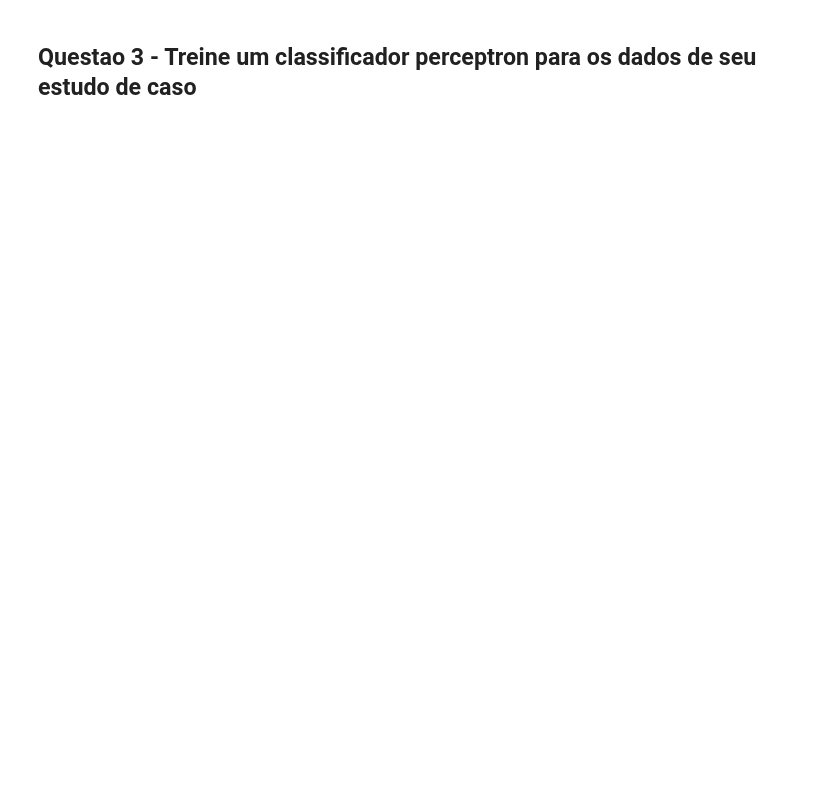
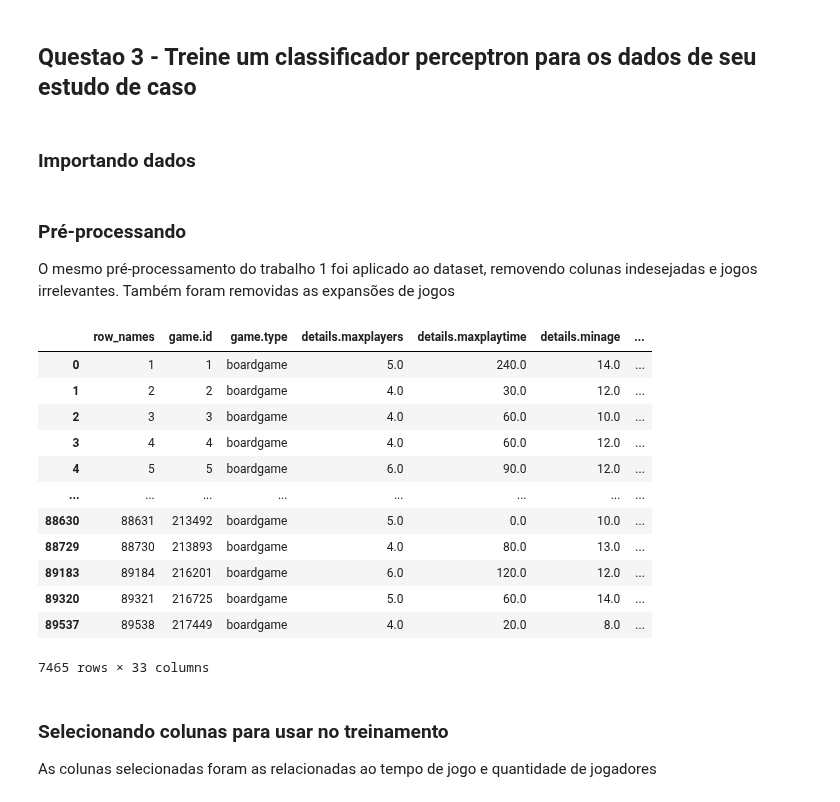
Before and after one commit to romulofff/BoardGameGeekAnalysis, a Jupyter notebook: trabalho02.ipynb, the cells around one changed output. Saved outputs shown, nothing was run; the diff lists cells and outputs as text; code cells hidden in the pictures; blank space fills up the shorter version.

Commit message:
Versão final trabalho 2, Perceptron funcionando!

```diff
--- a/trabalho02.ipynb
+++ b/trabalho02.ipynb
@@ -108,2 +184,4 @@ accuracy(original, predicted)
 # %% [markdown]
 ## Questao 3 - Treine um classificador perceptron para os dados de seu estudo de caso
+# %% [markdown]
+### Importando dados
@@ -109,0 +191,41 @@ accuracy(original, predicted)
+# %%
+db_sql = sqlite3.connect('database.sqlite')
+df = pd.read_sql_query("SELECT * FROM BoardGames", db_sql)
+db_sql.close()
+# %% [markdown]
+### Pré-processando
+O mesmo pré-processamento do trabalho 1 foi aplicado ao dataset, removendo colunas indesejadas e jogos irrelevantes. Também foram removidas as expansões de jogos
+# %%
+df = df[df['game.type']=='boardgame']
+df = df.dropna(axis=0, subset=['details.yearpublished'])
+df = df[df['stats.usersrated'] >= 10]
+# Removendo colunas indesejadas
+for col in df:
+    if 'polls' in col or 'family' in col or 'subtype' in col:
+        df.drop(col, axis=1, inplace=True)
+
+
+df.drop('attributes.t.links.concat.2....', axis=1, inplace=True)
+df.drop('details.description', axis=1, inplace=True)
+df.drop('details.thumbnail', axis=1, inplace=True)
+df.drop('details.image', axis=1, inplace=True)
+# %%
+usersrated_100 = df[df['stats.usersrated'] >= 100]
+usersrated_100
+# %% [output]
+|  | row_names | game.id | game.type | details.maxplayers | details.maxplaytime | details.minage | ... |
+| 0 | 1 | 1 | boardgame | 5.0 | 240.0 | 14.0 | ... |
+| 1 | 2 | 2 | boardgame | 4.0 | 30.0 | 12.0 | ... |
+| 2 | 3 | 3 | boardgame | 4.0 | 60.0 | 10.0 | ... |
+| 3 | 4 | 4 | boardgame | 4.0 | 60.0 | 12.0 | ... |
+| 4 | 5 | 5 | boardgame | 6.0 | 90.0 | 12.0 | ... |
+| ... | ... | ... | ... | ... | ... | ... | ... |
+| 88630 | 88631 | 213492 | boardgame | 5.0 | 0.0 | 10.0 | ... |
+| 88729 | 88730 | 213893 | boardgame | 4.0 | 80.0 | 13.0 | ... |
+| 89183 | 89184 | 216201 | boardgame | 6.0 | 120.0 | 12.0 | ... |
+| 89320 | 89321 | 216725 | boardgame | 5.0 | 60.0 | 14.0 | ... |
+| 89537 | 89538 | 217449 | boardgame | 4.0 | 20.0 | 8.0 | ... |
+7465 rows × 33 columns
+# %% [markdown]
+### Selecionando colunas para usar no treinamento
+As colunas selecionadas foram as relacionadas ao tempo de jogo e quantidade de jogadores
```
Also changed, not shown: parts of 30 cells of this notebook.
